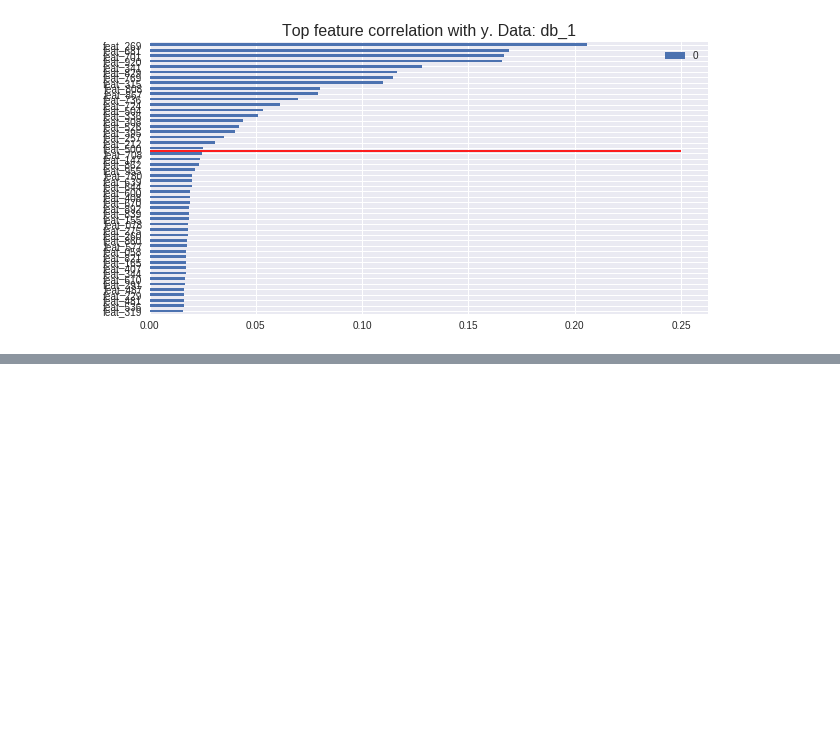
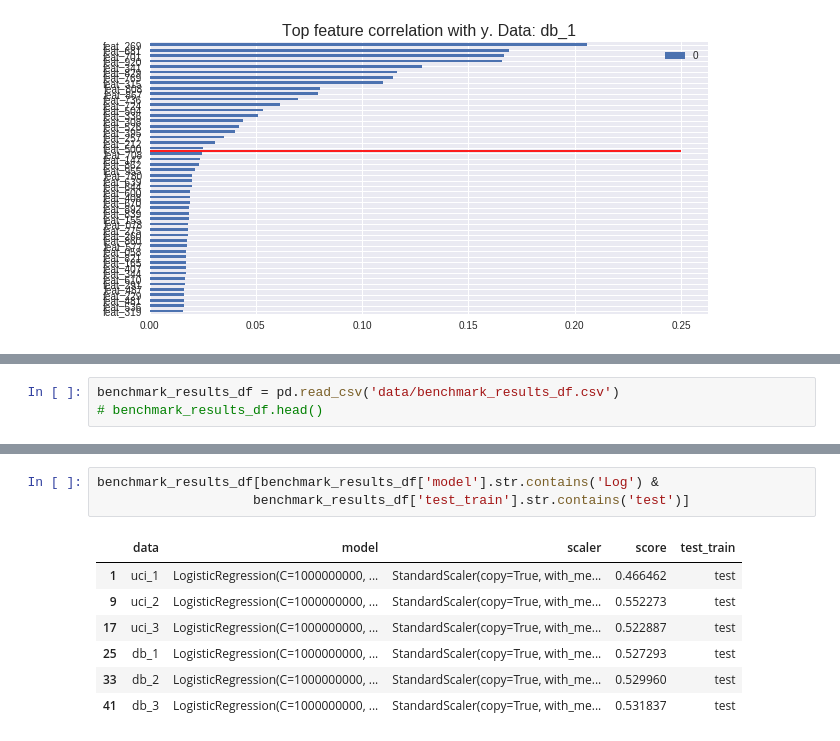
Before and after one commit to djkjohnston/Feature_Selection_Classification_GA_DSI_Proj3, a Jupyter notebook: Madelon Report.ipynb, the cells around one changed output, grey strips where cells are left out. Saved outputs shown, nothing was run; the diff lists cells and outputs as text; blank space fills up the shorter version.

```diff
--- a/Madelon Report.ipynb
+++ b/Madelon Report.ipynb
@@ -208,0 +203,3 @@ The complete output of charts and relevant code can be found in [1_Benchmarking.
+# %%
+benchmark_results_df = pd.read_csv('data/benchmark_results_df.csv')
+# benchmark_results_df.head()
@@ -208,0 +214,11 @@ The complete output of charts and relevant code can be found in [1_Benchmarking.
+# %%
+benchmark_results_df[benchmark_results_df['model'].str.contains('Log') &
+                    benchmark_results_df['test_train'].str.contains('test')]
+# %% [output]
+|  | data | model | scaler | score | test_train |
+| 1 | uci_1 | LogisticRegression(C=1000000000, ... | StandardScaler(copy=True, with_me... | 0.466462 | test |
+| 9 | uci_2 | LogisticRegression(C=1000000000, ... | StandardScaler(copy=True, with_me... | 0.552273 | test |
+| 17 | uci_3 | LogisticRegression(C=1000000000, ... | StandardScaler(copy=True, with_me... | 0.522887 | test |
+| 25 | db_1 | LogisticRegression(C=1000000000, ... | StandardScaler(copy=True, with_me... | 0.527293 | test |
+| 33 | db_2 | LogisticRegression(C=1000000000, ... | StandardScaler(copy=True, with_me... | 0.529960 | test |
+| 41 | db_3 | LogisticRegression(C=1000000000, ... | StandardScaler(copy=True, with_me... | 0.531837 | test |
```
Also changed, not shown: parts of 14 cells of this notebook.
